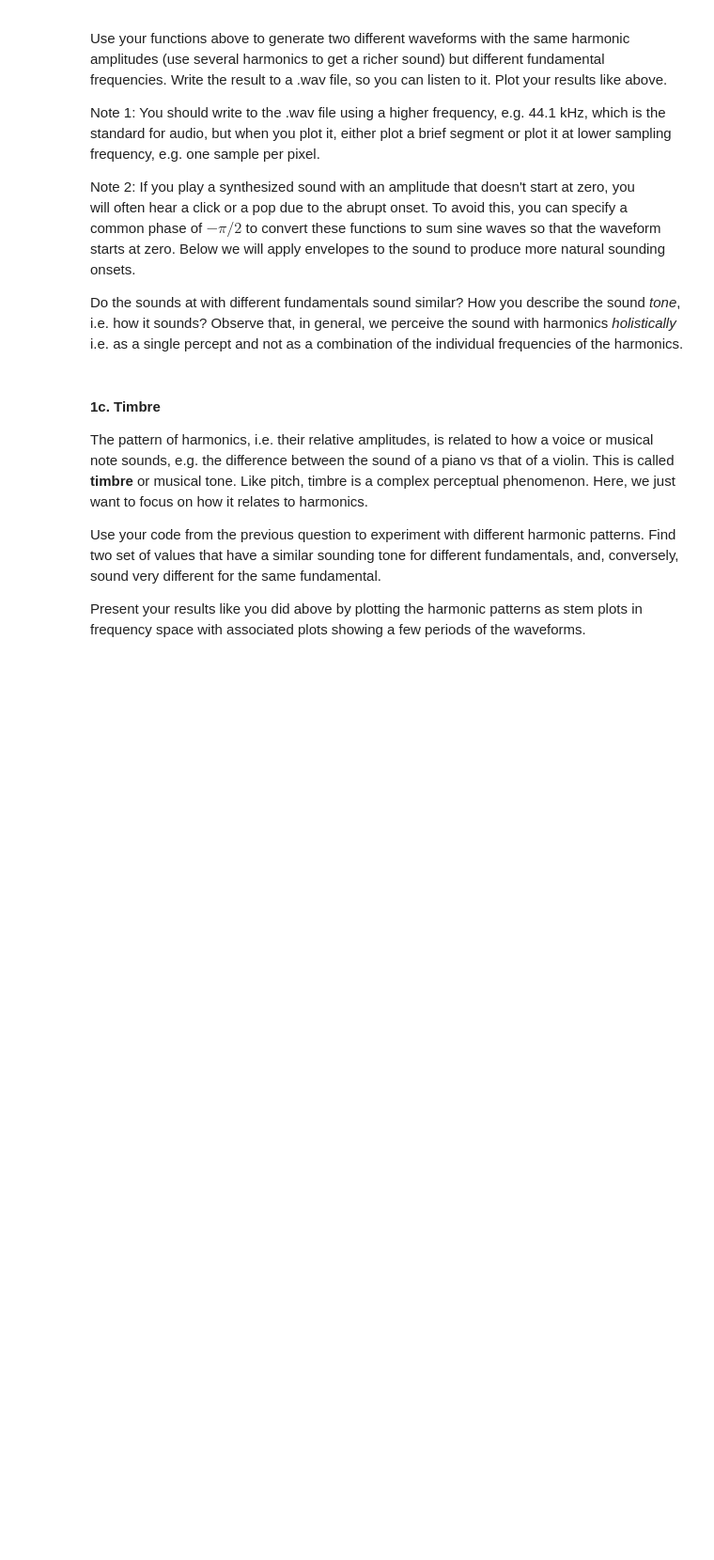
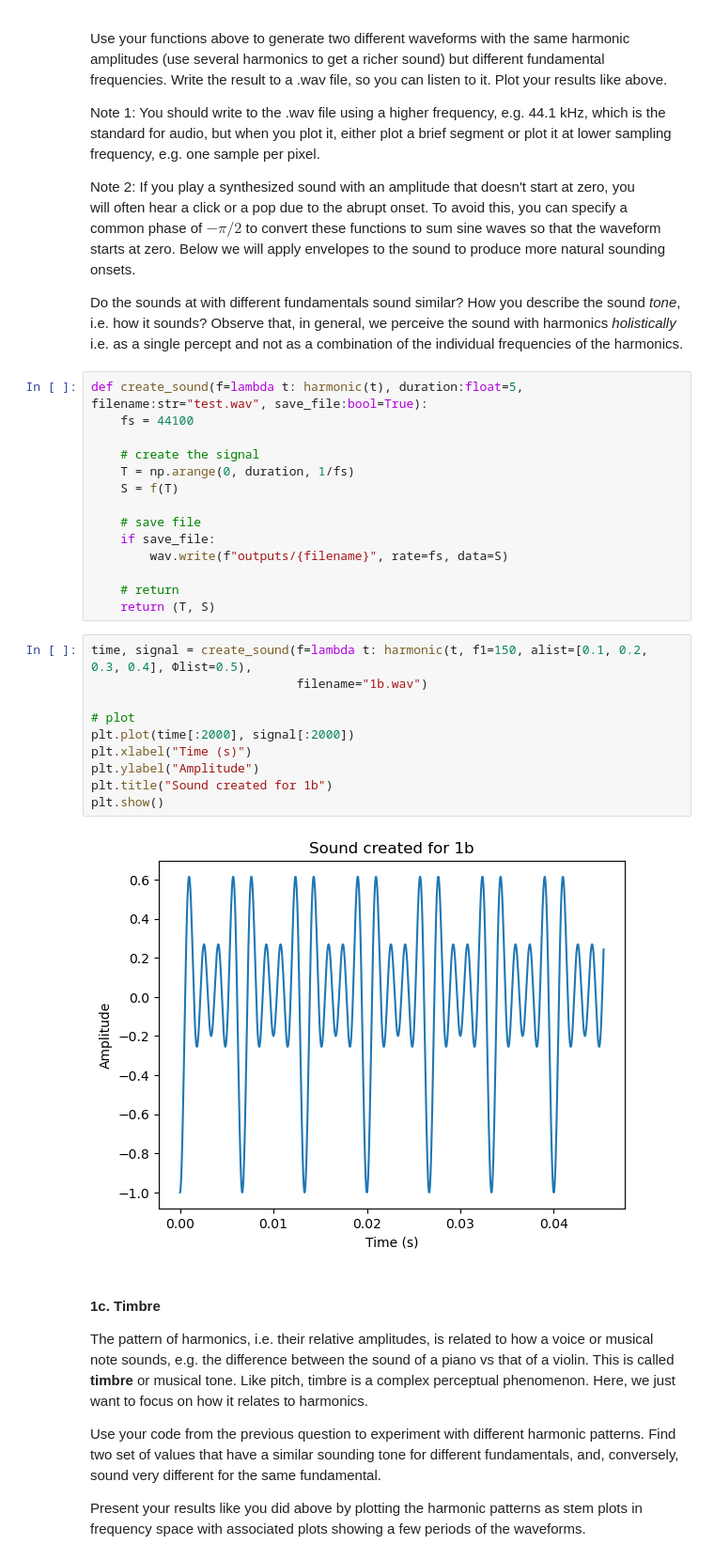
Before and after one commit to sakinkirti/CSDS364, a Jupyter notebook: A4/A4-sak207.ipynb, the cells around one changed output. Shown: that part at 94% size. Drawn from its saved outputs; the diff is of its cells as text; blank space fills up the shorter version.

```diff
--- a/A4/A4-sak207.ipynb
+++ b/A4/A4-sak207.ipynb
@@ -67,6 +138,32 @@ Note 1: You should write to the .wav file using a higher frequency, e.g. 44.1 kH
 Note 2: If you play a synthesized sound with an amplitude that doesn't start at zero, you will often hear a click or a pop due to the abrupt onset.  To avoid this, you can specify a common phase of $-\pi/2$ to convert these functions to sum sine waves so that the waveform starts at zero.  Below we will apply envelopes to the sound to produce more natural sounding onsets.
 
 Do the sounds at with different fundamentals sound similar?  How you describe the sound *tone*, i.e. how it sounds?  Observe that, in general, we perceive the sound with harmonics *holistically* i.e. as a single percept and not as a combination of the individual frequencies of the harmonics.
+# %%
+def create_sound(f=lambda t: harmonic(t), duration:float=5, filename:str="test.wav", save_file:bool=True):
+    fs = 44100
+
+    # create the signal
+    T = np.arange(0, duration, 1/fs)
+    S = f(T)
+
+    # save file
+    if save_file:
+        wav.write(f"outputs/{filename}", rate=fs, data=S)
+
+    # return
+    return (T, S)
+# %%
+time, signal = create_sound(f=lambda t: harmonic(t, f1=150, alist=[0.1, 0.2, 0.3, 0.4], Φlist=0.5),
+                            filename="1b.wav")
+
+# plot
+plt.plot(time[:2000], signal[:2000])
+plt.xlabel("Time (s)")
+plt.ylabel("Amplitude")
+plt.title("Sound created for 1b")
+plt.show()
+# %% [output]
+[figure, added]
 # %% [markdown]
 #### 1c. Timbre
 The pattern of harmonics, i.e. their relative amplitudes, is related to how a voice or musical note sounds, e.g. the difference between the sound of a piano vs that of a violin.  This is called **timbre** or musical tone.  Like pitch, timbre is a complex perceptual phenomenon.  Here, we just want to focus on how it relates to harmonics.
```
Also changed, not shown: parts of 33 cells of this notebook, 12 other files.
